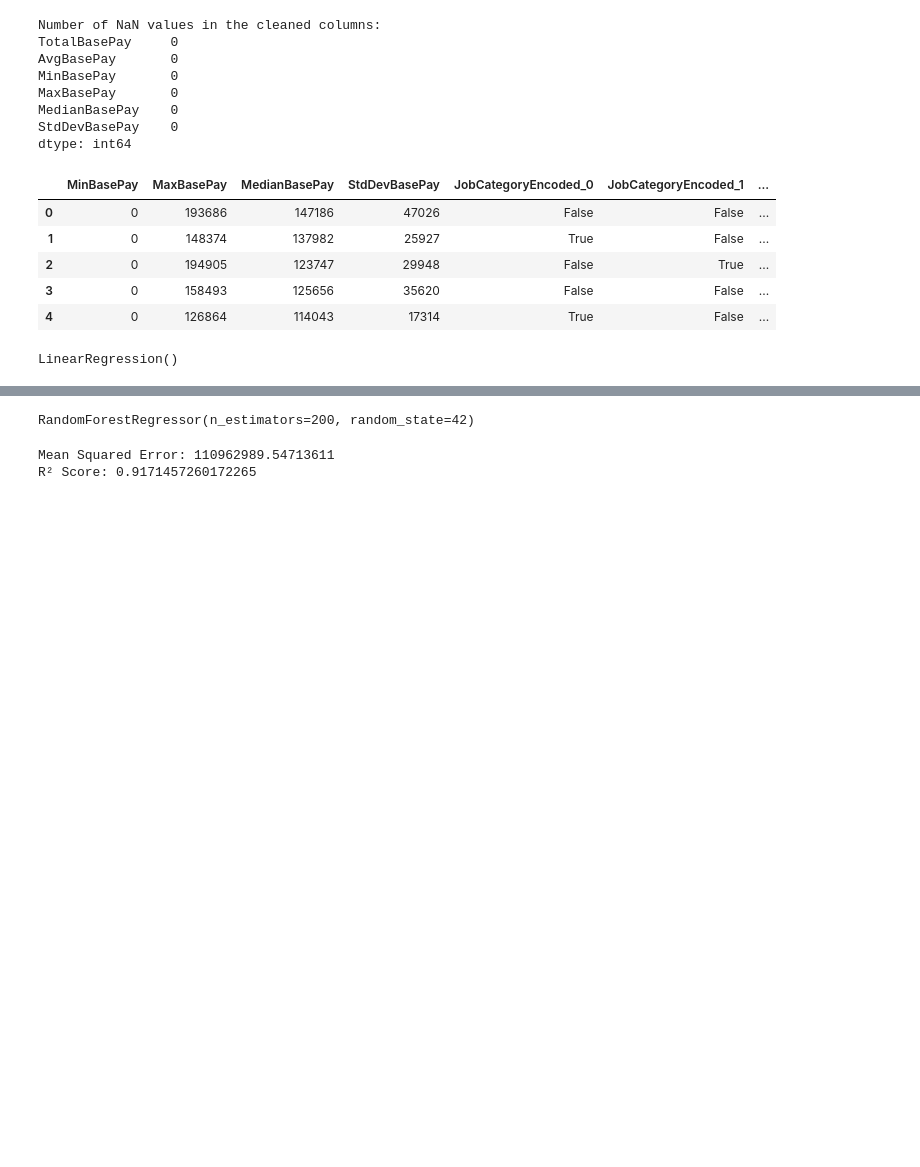
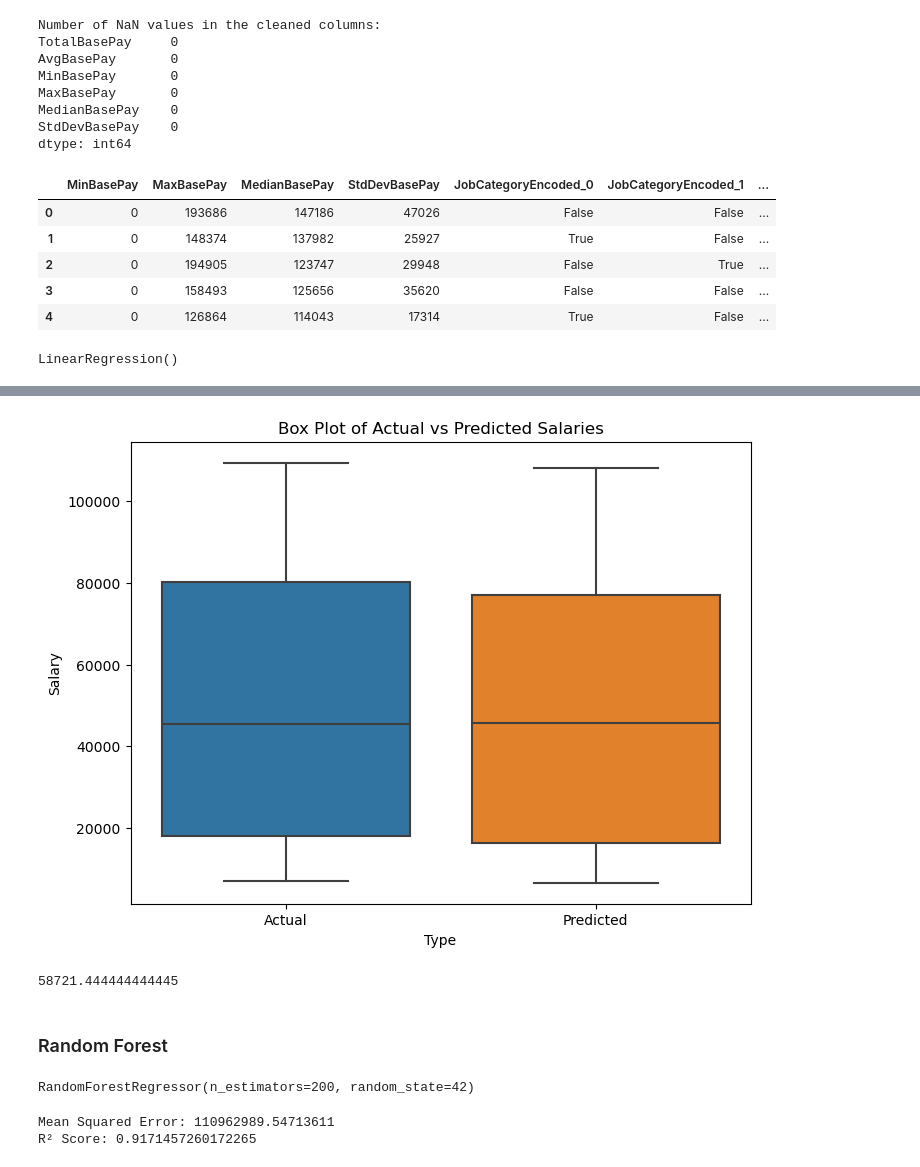
Before and after one commit to adrapiza/Project4-Group3, a Jupyter notebook: Prediction SF Salaries.ipynb, the cells around one changed output, grey strips where cells are left out. Cells and saved outputs as stored; diff of their text form; code cells hidden in the pictures; blank space fills up the shorter version.

```diff
--- a/Prediction SF Salaries.ipynb
+++ b/Prediction SF Salaries.ipynb
@@ -881 +907,26 @@ baseline_linear
+# %%
+# Create a DataFrame to store actual and predicted salaries
+salary_comparison_df = pd.DataFrame({
+    'Actual': y_test,
+    'Predicted': predictions
+})
+
+# Melt the DataFrame to have 'Actual' and 'Predicted' as one column
+salary_comparison_melt = salary_comparison_df.melt(var_name='Type', value_name='Salary')
+
+# Plot the box plot
+plt.figure(figsize=(8, 6))
+sns.boxplot(x='Type', y='Salary', data=salary_comparison_melt)
+plt.title("Box Plot of Actual vs Predicted Salaries")
+plt.show()
+# %% [output]
+[figure, added]
+# %%
+#creating the baseline for linear regression model for the target variables
+baseline_linear = y.mean()
+baseline_linear
+# %% [output]
+58721.444444444445
+# %% [markdown]
+### Random Forest
 # %%
```
Also changed, not shown: parts of 19 cells of this notebook.
